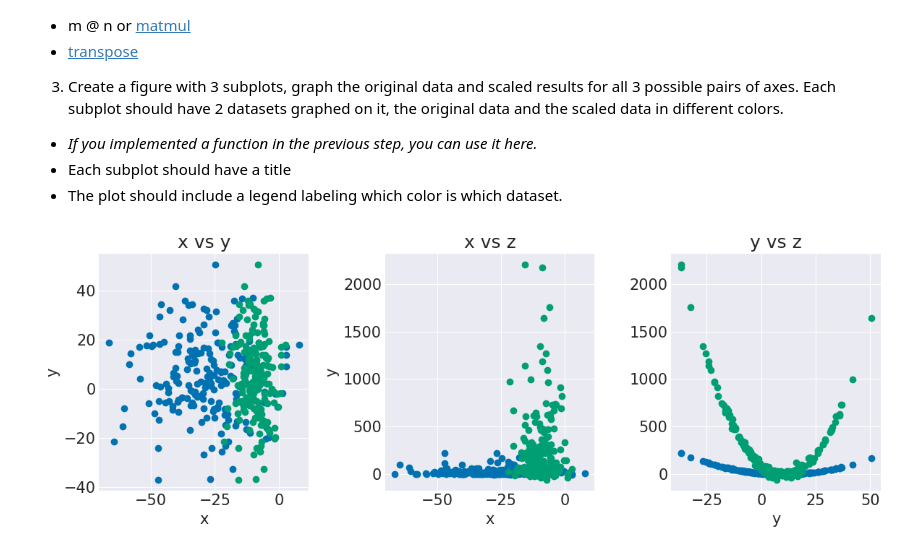
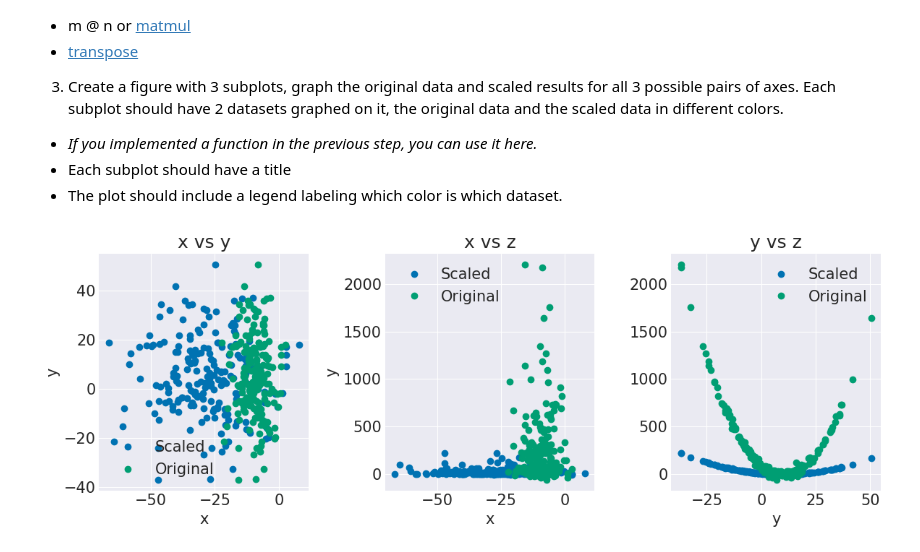
Before and after one commit to thecodingaviator/cs251, a Jupyter notebook: project2/lab02a/Lab02a.ipynb, the cells around one changed output. Drawn from its saved outputs; the diff is of its cells as text; code cells hidden in the pictures.

```diff
--- a/project2/lab02a/Lab02a.ipynb
+++ b/project2/lab02a/Lab02a.ipynb
@@ -184,31 +182,36 @@ print(S)
 # %%
 dataScaled = np.matmul(data, S.T)
 
 # Three subplots plotting two sets of data
 fig, ax = plt.subplots(1, 3)
 
 # Plot the data in each subplot
 ax[0].plot(dataScaled[:,0], dataScaled[:,1], 'o')
 ax[0].plot(data[:,0], data[:,1], 'o')
 ax[1].plot(dataScaled[:,0], dataScaled[:,2], 'o')
 ax[1].plot(data[:,0], data[:,2], 'o')
 ax[2].plot(dataScaled[:,1], dataScaled[:,2], 'o')
 ax[2].plot(data[:,1], data[:,2], 'o')
 
 # Set the x and y labels for each subplot
 ax[0].set_xlabel('x')
 ax[0].set_ylabel('y')
 
 ax[1].set_xlabel('x')
 ax[1].set_ylabel('y')
 ax[2].set_xlabel('y')
 
 # Set the title for each subplot
 ax[0].set_title('x vs y')
 ax[1].set_title('x vs z')
 ax[2].set_title('y vs z')
 
+# Create a legend
+ax[0].legend(['Scaled', 'Original'])
+ax[1].legend(['Scaled', 'Original'])
+ax[2].legend(['Scaled', 'Original']);
+
 # Tight layout
 fig.tight_layout();
 # %% [output]
-[figure, old version]
+[figure, new version]
```
Also changed, not shown: parts of 1 cell of this notebook, 7 other files.
